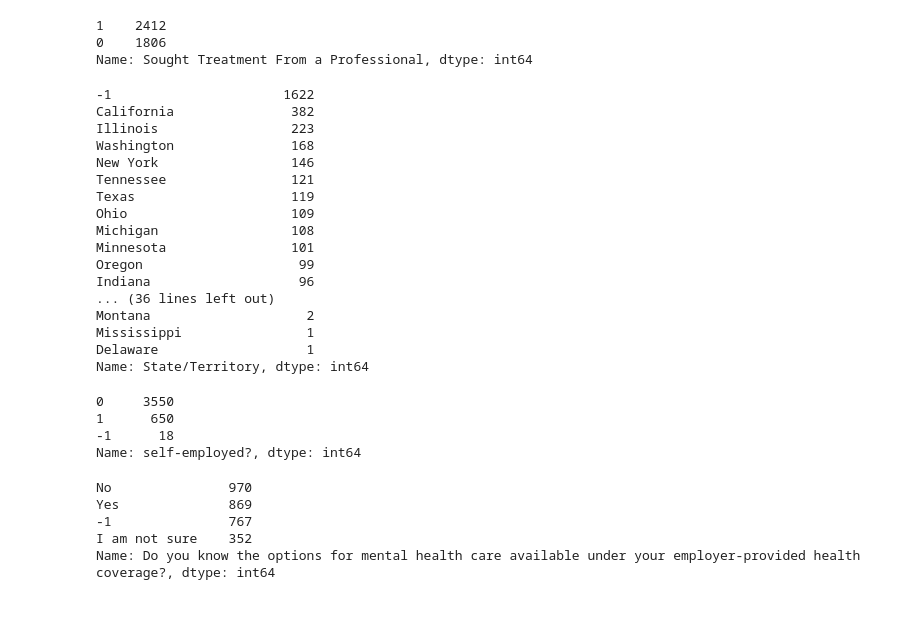
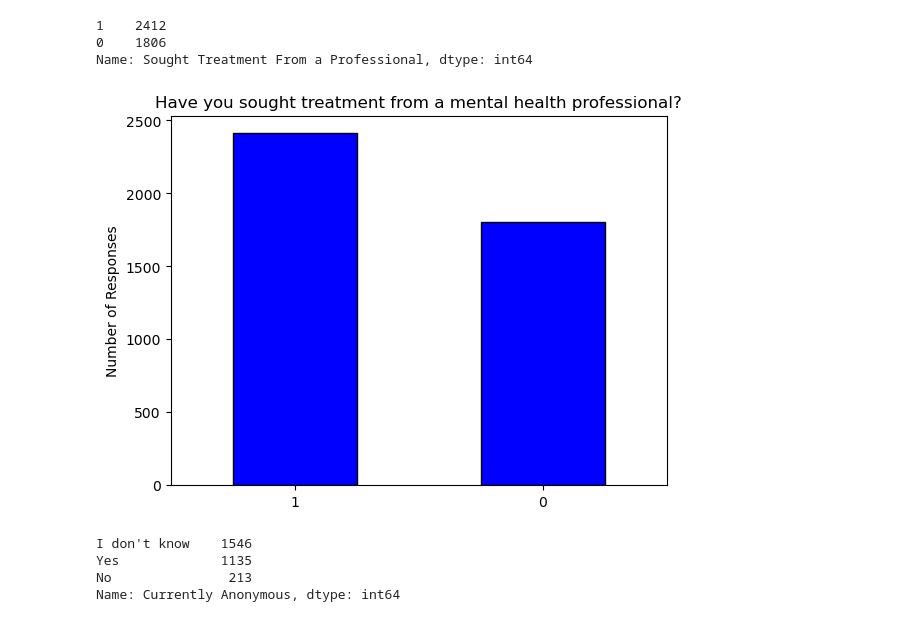
Before and after one commit to Patrick-Bacza/Group-7---Project, a Jupyter notebook: sm_data_cleaning.ipynb, the cells around one changed output. Drawn from its saved outputs; the diff is of its cells as text; code cells hidden in the pictures.

Commit message:
More work done developing visualizations. Still a work in progress

```diff
--- a/sm_data_cleaning.ipynb
+++ b/sm_data_cleaning.ipynb
@@ -13,7 +13,7 @@ survey_data = pd.merge(sm_questions, sm_answers, left_on = "questionid", right_o
 survey_data.head()
 
 # List of question IDs need to facilitate analysis
-question_id = [1, 2, 3, 4, 7, 10, 20, 33]
+question_id = [1, 2, 3, 4, 7, 10, 20, 33, 27, 11, 56]
 #question_id = [1, 32, 33, 34]
 
 new_df = survey_data[survey_data["QuestionID"].isin(question_id)]
@@ -38,7 +38,8 @@ column_df = new_df.pivot(index = "UserID", columns = "Questions", values = "Answ
 
 column_df = column_df[["What is your age?", "What is your gender?", "What country do you live in?", "If you live in the United States, which state or territory do you live in?",
                        "Have you ever sought treatment for a mental health disorder from a mental health professional?", "Does your employer provide mental health benefits as part of healthcare coverage?",
-                       "Do you have medical coverage (private insurance or state-provided) that includes treatment of mental health disorders?", "Do you currently have a mental health disorder?"]]
+                       "Do you have medical coverage (private insurance or state-provided) that includes treatment of mental health disorders?", "Do you currently have a mental health disorder?", "Was your anonymity protected if you chose to take advantage of mental health or substance abuse treatment resources with previous employers?",
+                       "Is your anonymity protected if you choose to take advantage of mental health or substance abuse treatment resources provided by your employer?", "Have you observed or experienced an unsupportive or badly handled response to a mental health issue in your current or previous workplace?"]]
 
 #column_df_2 = column_df.rename(columns = {"What is your age?": "Age", "Have you had a mental health disorder in the past?": "Previous Mental Health Disorder",
 #                       "Do you currently have a mental health disorder?": "Current Mental Health Disorder",
@@ -49,7 +50,8 @@ column_df_2 = column_df.rename(columns = {"What is your age?": "Age", "What is y
                                         "Have you ever sought treatment for a mental health disorder from a mental health professional?": "Sought Treatment From a Professional",
                                         "Does your employer provide mental health benefits as part of healthcare coverage?": "Employer Insurance",
                                         "Have you ever been diagnosed with a mental health disorder?": "Mental Health Disorder Insurance",
-                                        "Do you currently have a mental health disorder?": "Current Mental Health Disorder"})
+                                        "Do you currently have a mental health disorder?": "Current Mental Health Disorder", "Was your anonymity protected if you chose to take advantage of mental health or substance abuse treatment resources with previous employers?": "Anonymous?",
+                                        "Is your anonymity protected if you choose to take advantage of mental health or substance abuse treatment resources provided by your employer?": "Currently Anonymous", "Have you observed or experienced an unsupportive or badly handled response to a mental health issue in your current or previous workplace?": "Previous Experiences"})
 
 #column_df_2 = column_df_2[(column_df_2["Have you had a mental health disorder in the past?"] != "Did Not Answer") & (column_df_2["Do you currently have a mental health disorder?"] != "Did Not Answer") & (column_df_2["Have you ever been diagnosed with a mental health disorder?"])]
 
@@ -103,7 +105,7 @@ Name: Current Mental Health Disorder, dtype: int64
 #column_df_2["Employer Insurance"].replace("Not eligible for coverage / MA", "No")
 
 for index, row in column_df_2.iterrows():
-    if row[2] == "Don't know" or row[2] == "Don't Know" or row[2] == "I don't know" or row[2] == "-1":
+    if row[2] == "I don't know" or row[2] == "Don't know":
         column_df_2["Employer Insurance"] = column_df_2["Employer Insurance"].replace(row[2], "Don't Know")
 employer_insurance = column_df_2["Employer Insurance"]
 employer_insurance_counts = employer_insurance.value_counts()
@@ -135,11 +137,11 @@ Text(0.5, 1.0, 'Does your employer provide mental health benefits as part of hea
 # Change United States of America and United States to USA. Look at other values
 
 for index, row in column_df_2.iterrows():
-    if row[1] == "1":
-        column_df_2["Sought Treatment From a Professional"] = column_df_2[ "Sought Treatment From a Professional"].replace(row[1], "Yes")
+    if row[2] == 1:
+        column_df_2["Sought Treatment From a Professional"] = column_df_2[ "Sought Treatment From a Professional"].replace(row[2], "Yes")
 for index, row in column_df_2.iterrows():
-    if row[1] == "0":
-        column_df_2["Sought Treatment From a Professional"] = column_df_2["Sought Treatment From a Professional"].replace(row[1], "No")
+    if row[2] == 0:
+        column_df_2["Sought Treatment From a Professional"] = column_df_2["Sought Treatment From a Professional"].replace(row[2], "No")
 professional_treatment = column_df_2[ "Sought Treatment From a Professional"]
 professional_treatment_counts = professional_treatment.value_counts()
 professional_treatment_counts
@@ -150,41 +152,22 @@ Name: Sought Treatment From a Professional, dtype: int64
 # %%
 # Look at -1s. Could be either a diferent country where field is not applicable or an american who
 # did not fill it in
-pivoted_02_df['State/Territory'].value_counts()
+professional_treatment_counts.plot(kind='bar', rot=0, facecolor="blue", edgecolor = "black")
+# Label some things
+plt.title("Have you sought treatment from a mental health professional?")
+plt.xlabel("")
+plt.ylabel("Number of Responses")
+plt.show()
 # %% [output]
--1                      1622
-California               382
-Illinois                 223
-Washington               168
-New York                 146
-Tennessee                121
-Texas                    119
-Ohio                     109
-Michigan                 108
-Minnesota                101
-Oregon                    99
-Indiana                   96
-... (36 lines left out)
-Montana                    2
-Mississippi                1
-Delaware                   1
-Name: State/Territory, dtype: int64
+[figure, added]
-# %%
-# Probably safe to say that the majority of people will not be self employed. So, 0 is proably No and 1
-# is probably Yes. -1 must be NaN value
-
-pivoted_02_df['self-employed?'].value_counts()
-# %% [output]
-0     3550
-1      650
--1      18
-Name: self-employed?, dtype: int64
-# %%
-# Don't forget to count NaN values as well.
-pivoted_02_df['Do you know the options for mental health care available under your employer-provided health coverage?'].value_counts()
-# %% [output]
-No               970
-Yes              869
--1               767
-I am not sure    352
-Name: Do you know the options for mental health care available under your employer-provided health coverage?, dtype: int64
+# %%
+sm_freq_answers = ["I don't know", "Yes", "No"]
+anonymous_status_freq = column_df_2[column_df_2["Currently Anonymous"].isin(sm_freq_answers)]
+anonymous_status_freq = anonymous_status_freq["Currently Anonymous"]
+anonymous_status_counts = anonymous_status_freq.value_counts()
+anonymous_status_counts
+# %% [output]
+I don't know    1546
+Yes             1135
+No               213
+Name: Currently Anonymous, dtype: int64
```
Also changed, not shown: parts of 5 cells of this notebook.
